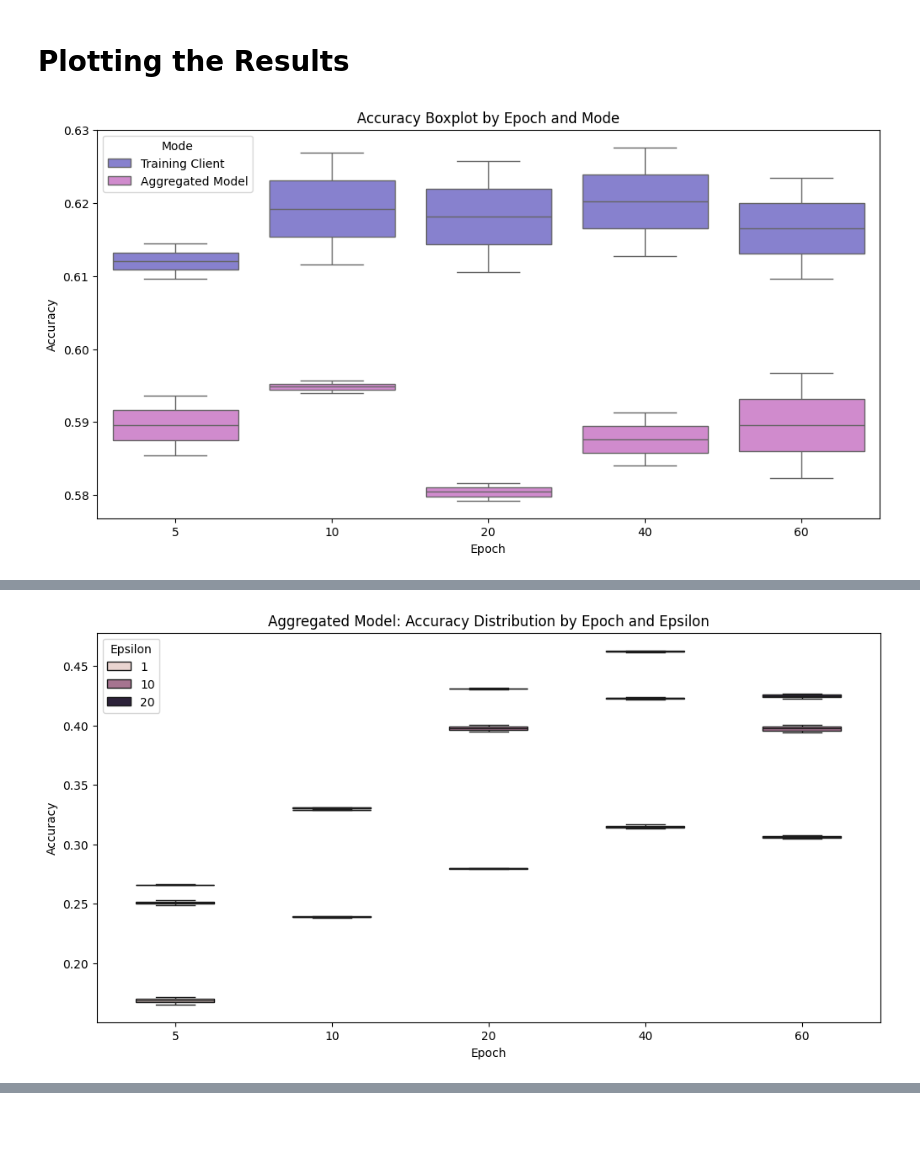
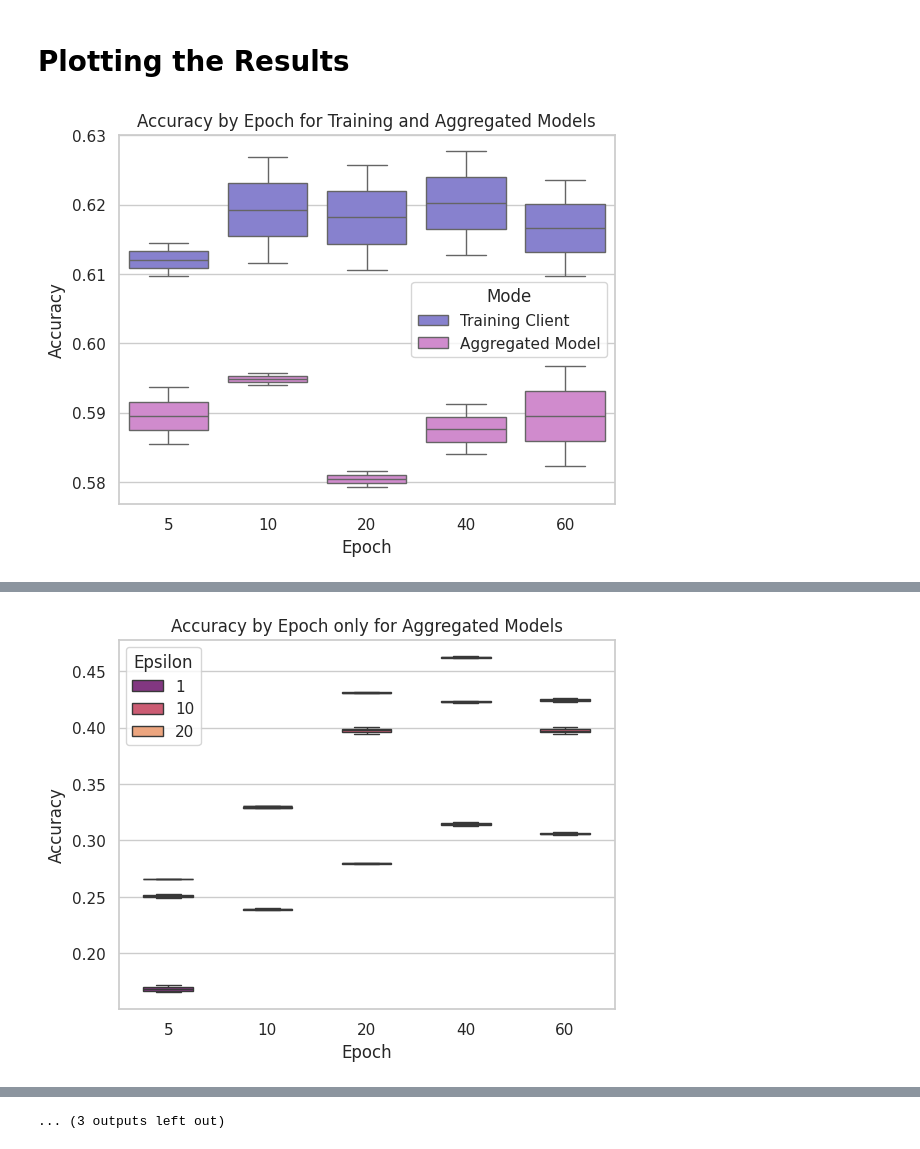
Before and after one commit to yannuma/PrivacyProject, a Jupyter notebook: Model_Creation/Federated_Learning_Simulation.ipynb, the cells around one changed output, grey strips where cells are left out. Saved outputs shown, nothing was run; the diff lists cells and outputs as text; code cells hidden in the pictures; blank space fills up the shorter version.

```diff
--- a/Model_Creation/Federated_Learning_Simulation.ipynb
+++ b/Model_Creation/Federated_Learning_Simulation.ipynb
@@ -439,62 +441,77 @@ df_results_FL = pd.read_csv(url)
 url = "https://raw.githubusercontent.com/yannuma/PrivacyProject/main/Model_Creation/Dataframes_results/df_results_FL_DP.csv"
 df_results_FL_DP = pd.read_csv(url)
 
+epscol = ['#381c6a', '#8e2b8d', '#de4968', '#fe9f6d']
 #Accuracy Boxplot by Epoch and Mode (without Privacy)
-plt.figure(figsize=(12, 6))
+sns.set(style="whitegrid")
+#plt.figure(figsize=(12, 6))
 sns.boxplot(x="epoch", y="accuracy", hue="Mode", data=df_results_FL,
             dodge=False, palette=['#7C74DB', '#DB7FD8'])
-plt.title("Accuracy Boxplot by Epoch and Mode")
+plt.title("Accuracy by Epoch for Training and Aggregated Models")
 plt.xlabel("Epoch")
 plt.ylabel("Accuracy")
+plt.savefig('FL_box_models.png')
 plt.show()
+files.download('FL_box_models.png')
 
 #Accuracy Boxplot by Epochs with Privacy
 #Sadly it doesn't look nice
-plt.figure(figsize=(12, 6))
-sns.boxplot(x="epoch", y="accuracy", hue="epsilon",
+#plt.figure(figsize=(12, 6))
+ax = sns.boxplot(x="epoch", y="accuracy", hue="epsilon",
             data=df_results_FL_DP[df_results_FL_DP['Mode'] == 'Aggregated Model'],
-            dodge=False, width=0.5)
-plt.title("Aggregated Model: Accuracy Distribution by Epoch and Epsilon")
+            dodge=False, width=0.5, palette = epscol[1:])
+
+plt.title("Accuracy by Epoch only for Aggregated Models")
 plt.xlabel("Epoch")
 plt.ylabel("Accuracy")
 plt.legend(title='Epsilon')
+plt.savefig('FL_box_epochseps.png')
 plt.show()
+files.download('FL_box_epochseps.png')
 
 #Accuracy lineplot by Epochs with Privacy
-plt.figure(figsize=(12, 6))
+#plt.figure(figsize=(12, 6))
 sns.lineplot(x="epoch", y="accuracy", hue="epsilon",
-             data=df_results_FL_DP[df_results_FL_DP['Mode'] == 'Aggregated Model'],  palette="viridis")
-plt.title("Aggregated Model: Accuracy Distribution by Epoch and Epsilon")
+             data=df_results_FL_DP[df_results_FL_DP['Mode'] == 'Aggregated Model'], marker='o', palette = epscol[1:])
+plt.xlim(5, 60)
+plt.title("Accuracy vs Epoch only for Aggregated Models")
 plt.xlabel("Epoch")
 plt.ylabel("Accuracy")
 plt.legend(title='Epsilon')
+plt.savefig('FL_line_eps.png')
 plt.show()
+files.download('FL_line_eps.png')
 
 combined_df = pd.concat([df_results_FL[df_results_FL['Mode'] == 'Aggregated Model'],
                          df_results_FL_DP[df_results_FL_DP['Mode'] == 'Aggregated Model']])
 
 combined_df['epsilon'] = combined_df['epsilon'].fillna(0)
 
 #Accuracy lineplot for combined data
-plt.figure(figsize=(12, 6))
-sns.lineplot(x="epoch", y="accuracy", hue="epsilon", data=combined_df,  palette="viridis")
-plt.title("Aggregated Model: Accuracy Distribution by Epoch and Epsilon")
+#plt.figure(figsize=(12, 6))
+sns.lineplot(x="epoch", y="accuracy", hue="epsilon", data=combined_df, marker='o', palette = epscol)
+plt.xlim(5, 60)
+plt.title("Accuracy vs Epoch only for Aggregated Models")
 plt.xlabel("Epoch")
 plt.ylabel("Accuracy")
 plt.legend(title='Epsilon')
+plt.savefig('FL_line_eps_com.png')
 plt.show()
+files.download('FL_line_eps_com.png')
 
 combined_df_time = pd.concat([df_results_FL[df_results_FL['Mode'] != 'Aggregated Model'],
                          df_results_FL_DP[df_results_FL_DP['Mode'] != 'Aggregated Model']])
 combined_df_time['epsilon'] = combined_df_time['epsilon'].fillna(0)
 combined_df_time = combined_df_time.sort_values(by=["epsilon", "time"])
 
 #Execution time barplot for combined data
-plt.figure(figsize=(12, 6))
-sns.barplot(x="epsilon", y="time", hue="epoch", data=combined_df_time, palette="viridis", alpha=0.7)
-plt.title("Training Clients: Time taken for different Epsilon values")
+#plt.figure(figsize=(12, 6))
+sns.barplot(x="epsilon", y="time", hue="epoch", data=combined_df_time, palette=['#4b79a1','#924b75',  '#d04b4b', '#d87d3e' ,'#f1c232'])
+plt.title("Training Time for clients by Epsilon")
 plt.xlabel("Epsilon")
 plt.ylabel("Time (s)")
+plt.savefig('FL_time.png')
 plt.show()
+files.download('FL_time.png')
 # %% [output]
-[figure, old version]
+[figure, new version]
@@ -501 +520 @@ plt.show()
-[figure, old version]
+[figure, new version]
@@ -504,0 +529 @@ plt.show()
+... (3 outputs left out)
```
Also changed, not shown: parts of 3 cells of this notebook.
